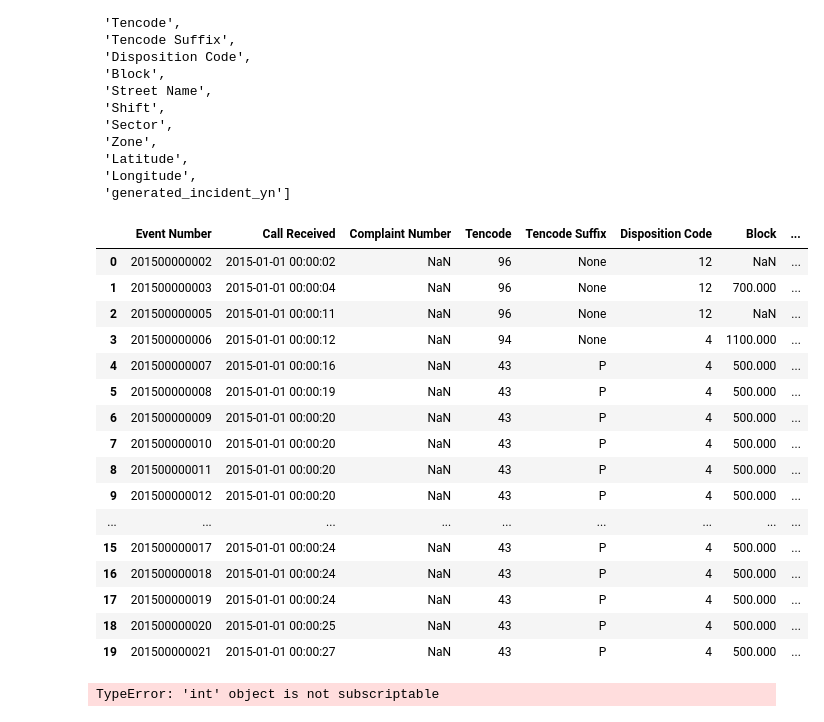
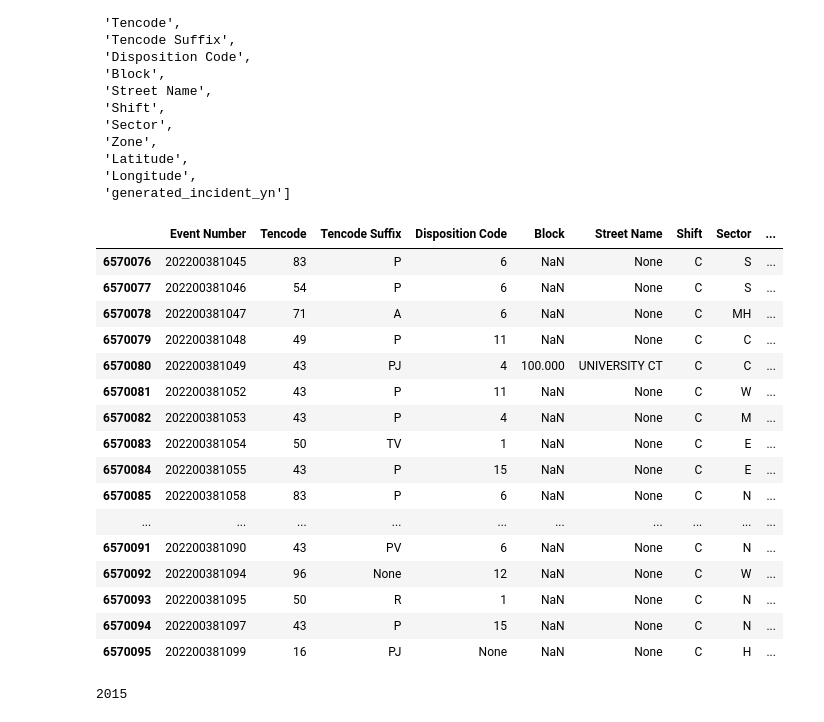
Before and after one commit to JacobTews/nash_police, a Jupyter notebook: process.ipynb, the cells around one changed output. Saved outputs shown, nothing was run; the diff lists cells and outputs as text; code cells hidden in the pictures.

```diff
--- a/process.ipynb
+++ b/process.ipynb
@@ -902,25 +904,25 @@ cols
  'Longitude',
  'generated_incident_yn']
 # %%
-df.head(20)
+df.tail(20)
 # %% [output]
-|  | Event Number | Call Received | Complaint Number | Tencode | Tencode Suffix | Disposition Code | Block | ... |
-| 0 | 201500000002 | 2015-01-01 00:00:02 | NaN | 96 | None | 12 | NaN | ... |
-| 1 | 201500000003 | 2015-01-01 00:00:04 | NaN | 96 | None | 12 | 700.000 | ... |
-| 2 | 201500000005 | 2015-01-01 00:00:11 | NaN | 96 | None | 12 | NaN | ... |
-| 3 | 201500000006 | 2015-01-01 00:00:12 | NaN | 94 | None | 4 | 1100.000 | ... |
-| 4 | 201500000007 | 2015-01-01 00:00:16 | NaN | 43 | P | 4 | 500.000 | ... |
-| 5 | 201500000008 | 2015-01-01 00:00:19 | NaN | 43 | P | 4 | 500.000 | ... |
-| 6 | 201500000009 | 2015-01-01 00:00:20 | NaN | 43 | P | 4 | 500.000 | ... |
-| 7 | 201500000010 | 2015-01-01 00:00:20 | NaN | 43 | P | 4 | 500.000 | ... |
-| 8 | 201500000011 | 2015-01-01 00:00:20 | NaN | 43 | P | 4 | 500.000 | ... |
-| 9 | 201500000012 | 2015-01-01 00:00:20 | NaN | 43 | P | 4 | 500.000 | ... |
-| ... | ... | ... | ... | ... | ... | ... | ... | ... |
-| 15 | 201500000017 | 2015-01-01 00:00:24 | NaN | 43 | P | 4 | 500.000 | ... |
-| 16 | 201500000018 | 2015-01-01 00:00:24 | NaN | 43 | P | 4 | 500.000 | ... |
-| 17 | 201500000019 | 2015-01-01 00:00:24 | NaN | 43 | P | 4 | 500.000 | ... |
-| 18 | 201500000020 | 2015-01-01 00:00:25 | NaN | 43 | P | 4 | 500.000 | ... |
-| 19 | 201500000021 | 2015-01-01 00:00:27 | NaN | 43 | P | 4 | 500.000 | ... |
+|  | Event Number | Tencode | Tencode Suffix | Disposition Code | Block | Street Name | Shift | Sector | ... |
+| 6570076 | 202200381045 | 83 | P | 6 | NaN | None | C | S | ... |
+| 6570077 | 202200381046 | 54 | P | 6 | NaN | None | C | S | ... |
+| 6570078 | 202200381047 | 71 | A | 6 | NaN | None | C | MH | ... |
+| 6570079 | 202200381048 | 49 | P | 11 | NaN | None | C | C | ... |
+| 6570080 | 202200381049 | 43 | PJ | 4 | 100.000 | UNIVERSITY CT | C | C | ... |
+| 6570081 | 202200381052 | 43 | P | 11 | NaN | None | C | W | ... |
+| 6570082 | 202200381053 | 43 | P | 4 | NaN | None | C | M | ... |
+| 6570083 | 202200381054 | 50 | TV | 1 | NaN | None | C | E | ... |
+| 6570084 | 202200381055 | 43 | P | 15 | NaN | None | C | E | ... |
+| 6570085 | 202200381058 | 83 | P | 6 | NaN | None | C | N | ... |
+| ... | ... | ... | ... | ... | ... | ... | ... | ... | ... |
+| 6570091 | 202200381090 | 43 | PV | 6 | NaN | None | C | N | ... |
+| 6570092 | 202200381094 | 96 | None | 12 | NaN | None | C | W | ... |
+| 6570093 | 202200381095 | 50 | R | 1 | NaN | None | C | N | ... |
+| 6570094 | 202200381097 | 43 | P | 15 | NaN | None | C | N | ... |
+| 6570095 | 202200381099 | 16 | PJ | None | NaN | None | C | H | ... |
 # %%
 df = df.sort_values(by=['Call Received', 'Event Number'])
 # %%
@@ -930,6 +932,6 @@ df = df.drop('index', axis=1)
 # %%
 test_df = df.loc[:10000,:]
 # %%
-gb = test_df.groupby(by=lambda x: x['Call Received'].day())
+test_df.loc[0, 'Call Received'].year
 # %% [output]
-TypeError: 'int' object is not subscriptable
+2015
```
Also changed, not shown: parts of 14 cells of this notebook, 3 other files.
